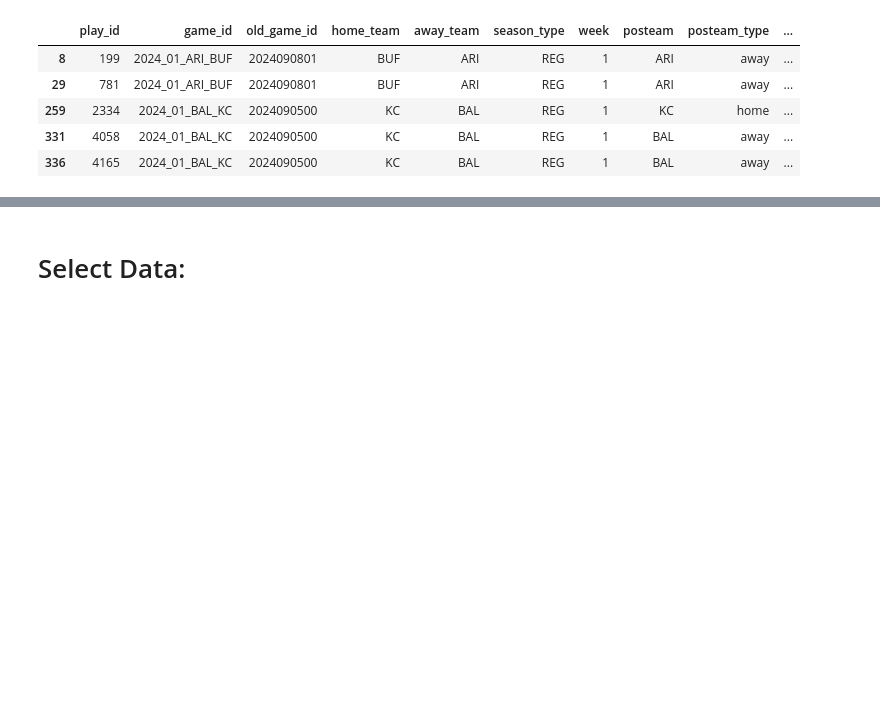
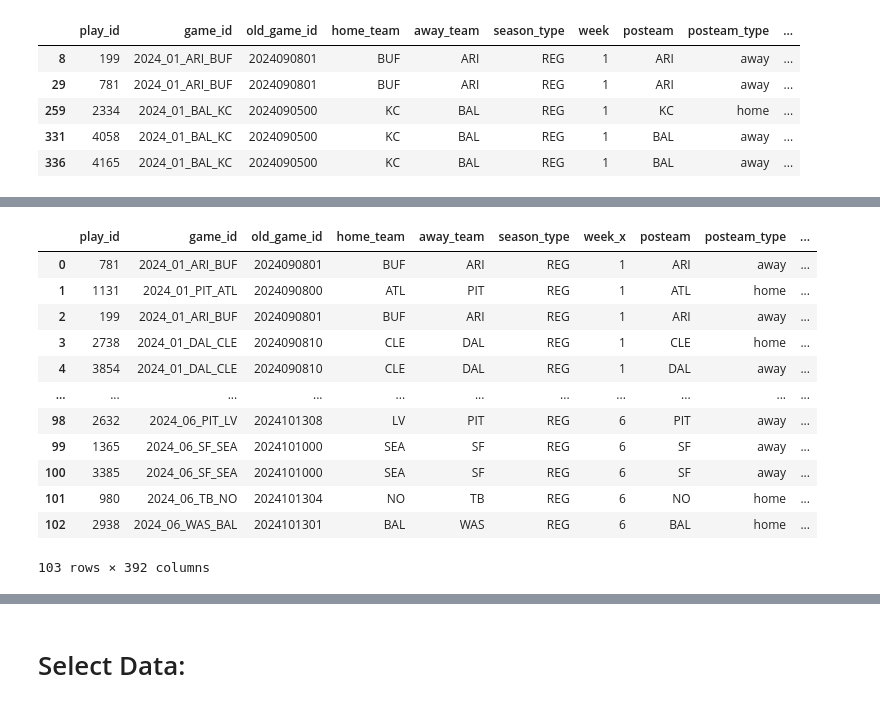
Before and after one commit to DiyaPrasanth20/NFL_Analysis, a Jupyter notebook: DataPrep.ipynb, the cells around one changed output, grey strips where cells are left out. Saved outputs shown, nothing was run; the diff lists cells and outputs as text; code cells hidden in the pictures; blank space fills up the shorter version.

Commit message:
merged plays with available injuries

```diff
--- a/DataPrep.ipynb
+++ b/DataPrep.ipynb
@@ -246,3 +262,5 @@ plays_with_injuries.head()
 | 259 | 2334 | 2024_01_BAL_KC | 2024090500 | KC | BAL | REG | 1 | KC | home | ... |
 | 331 | 4058 | 2024_01_BAL_KC | 2024090500 | KC | BAL | REG | 1 | BAL | away | ... |
 | 336 | 4165 | 2024_01_BAL_KC | 2024090500 | KC | BAL | REG | 1 | BAL | away | ... |
+# %%
+plays_with_injuries = plays_with_injuries.reset_index(drop=True)
@@ -248,0 +285,45 @@ plays_with_injuries.head()
+# %%
+def first_last_a(name):
+    parts = name.split(" ", 1)
+    return f"{parts[0][0]}.{parts[1]}"
+
+def first_last_b(name):
+    parts = name.split(" ", 1)
+    return f"{parts[0][0:2]}.{parts[1]}"
+# %%
+import warnings
+
+# Suppress all warnings
+warnings.filterwarnings('ignore')
+
+injuries = []
+for (week, team), group_injury_df in injury_df.groupby(['week', 'team']):
+    group_play_df = plays_with_injuries[(plays_with_injuries['week'] == week) & ((plays_with_injuries['home_team'] == team) | (plays_with_injuries['away_team'] == team))]
+
+    group_injury_df = group_injury_df[group_injury_df.date >= group_play_df.date.max()]
+
+    group_injury_df["first_type"] = group_injury_df['full_name'].apply(first_last_a)
+    group_injury_df["second_type"] = group_injury_df['full_name'].apply(first_last_b)
+
+    x = pd.merge(group_play_df, group_injury_df, left_on="injured_player", right_on="first_type", how="inner")
+    y = pd.merge(group_play_df, group_injury_df, left_on="injured_player", right_on="second_type", how="inner")
+
+    injuries.append(pd.concat([x, y], axis = 0, ignore_index=True))
+
+plays_with_injuries_and_injury_record = (pd.concat(injuries, axis=0, ignore_index=True)).drop(columns=["first_type", "second_type"])
+# %%
+plays_with_injuries_and_injury_record
+# %% [output]
+|  | play_id | game_id | old_game_id | home_team | away_team | season_type | week_x | posteam | posteam_type | ... |
+| 0 | 781 | 2024_01_ARI_BUF | 2024090801 | BUF | ARI | REG | 1 | ARI | away | ... |
+| 1 | 1131 | 2024_01_PIT_ATL | 2024090800 | ATL | PIT | REG | 1 | ATL | home | ... |
+| 2 | 199 | 2024_01_ARI_BUF | 2024090801 | BUF | ARI | REG | 1 | ARI | away | ... |
+| 3 | 2738 | 2024_01_DAL_CLE | 2024090810 | CLE | DAL | REG | 1 | CLE | home | ... |
+| 4 | 3854 | 2024_01_DAL_CLE | 2024090810 | CLE | DAL | REG | 1 | DAL | away | ... |
+| ... | ... | ... | ... | ... | ... | ... | ... | ... | ... | ... |
+| 98 | 2632 | 2024_06_PIT_LV | 2024101308 | LV | PIT | REG | 6 | PIT | away | ... |
+| 99 | 1365 | 2024_06_SF_SEA | 2024101000 | SEA | SF | REG | 6 | SF | away | ... |
+| 100 | 3385 | 2024_06_SF_SEA | 2024101000 | SEA | SF | REG | 6 | SF | away | ... |
+| 101 | 980 | 2024_06_TB_NO | 2024101304 | NO | TB | REG | 6 | NO | home | ... |
+| 102 | 2938 | 2024_06_WAS_BAL | 2024101301 | BAL | WAS | REG | 6 | BAL | home | ... |
+103 rows × 392 columns
```
Also changed, not shown: parts of 4 cells of this notebook.
